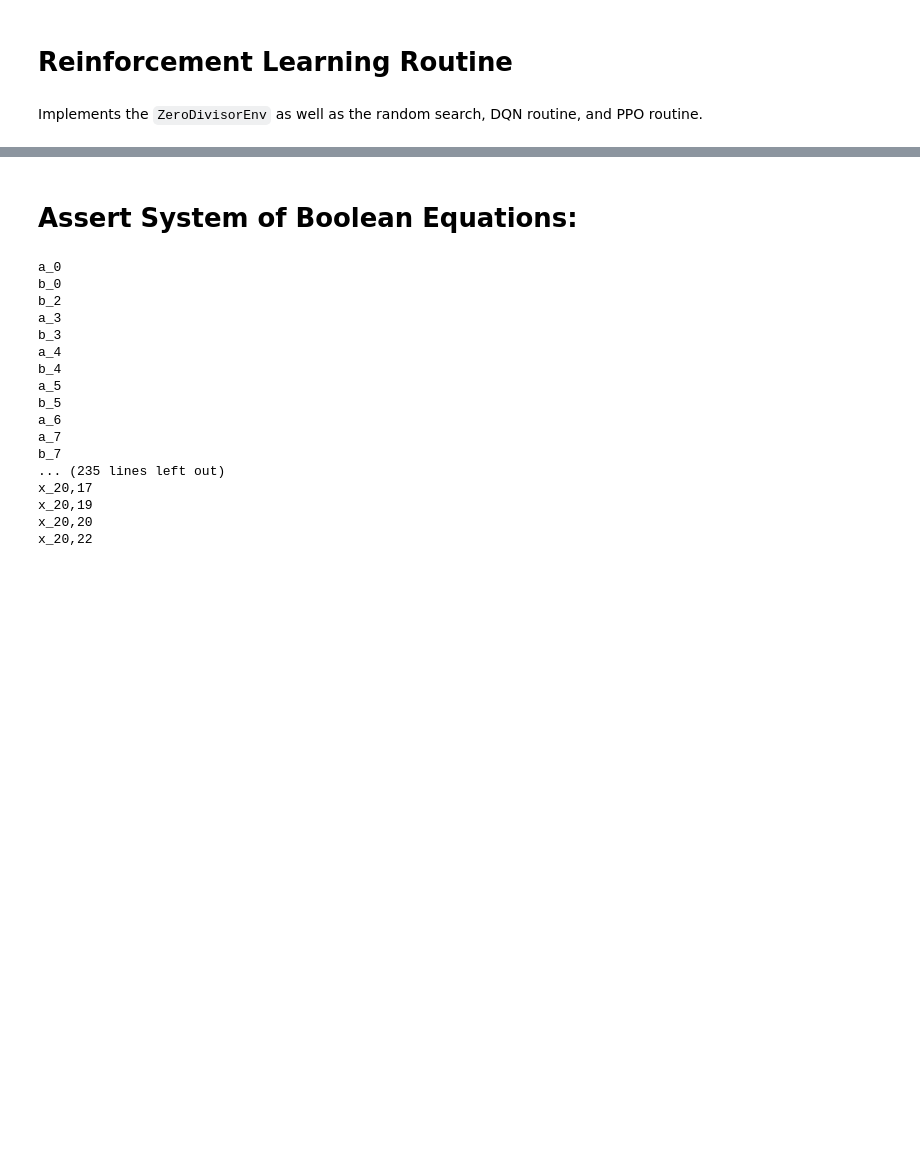
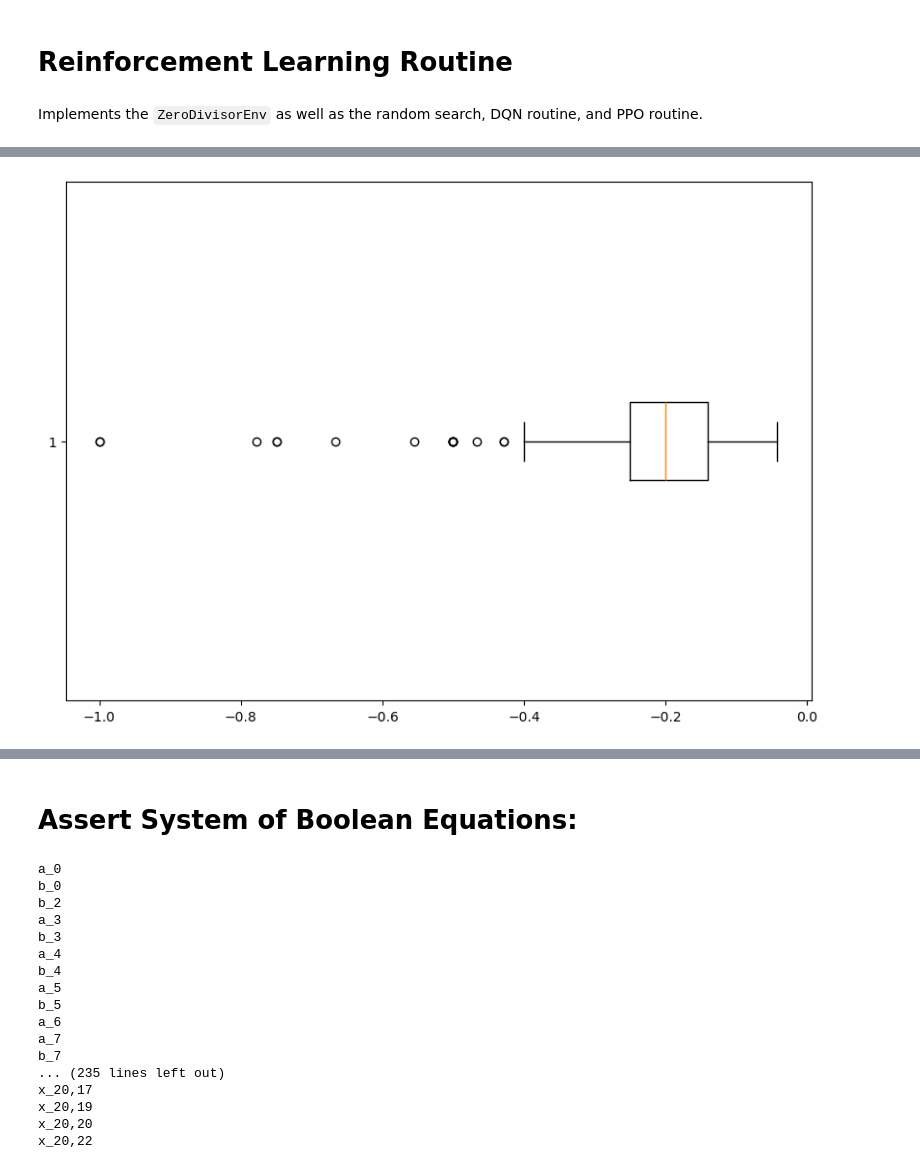
Before and after one commit to adelkhafizova/ai_in_math, a Jupyter notebook: kaplansky_zero_divisors/find_counterexamples.ipynb, the cells around one changed output, grey strips where cells are left out. Saved outputs shown, nothing was run; the diff lists cells and outputs as text; code cells hidden in the pictures; blank space fills up the shorter version.

```diff
--- a/kaplansky_zero_divisors/find_counterexamples.ipynb
+++ b/kaplansky_zero_divisors/find_counterexamples.ipynb
@@ -23,10 +23,12 @@ D = DihedralGroup(3)
 gens = [matrix(QQ, 4, [1, 0, 0, 1, 0, -1, 0, 1, 0, 0, -1, 0, 0, 0, 0, 1]), matrix(QQ, 4, [-1, 0, 0, 0, 0, 1, 0, 1, 0, 0, -1, 1, 0, 0, 0, 1])]
 P = MatrixGroup(gens)
 
-# Wreath Product
+# Wreath Product, try Z wr Z_p, Z wr (Z_p x Z_q), lamplighter, try matrix representation
 G1 = CyclicPermutationGroup(2)
 G2 = CyclicPermutationGroup(3)
 W = gap.StandardWreathProduct(gap(G1), gap(G2))
+
+# UT_3(Z x Z_2), Heisenberg, SL_3(R)
 
 # Surface group of genus g (Small cancellation C'(1/7))
 # Note: need Knuth-Bendix implementation to get this working
@@ -82,9 +84,11 @@ def create_ball(G, n=5):
     symbols = [G.one(),] + list(G.gens()) + [A.inverse() for A in G.gens()]
     ball = [prod(word) for word in itertools.product(symbols, repeat=n)]
     ball = list(set(ball))
+    ball.remove(G.one())
+    ball = [G.one(),] + ball
     return ball
 
-G = CyclicPermutationGroup(10)
+G = DihedralGroup(5)
 B = create_ball(G, 5)
 # %%
 def create_product_tables(B):
@@ -315,32 +650,32 @@ TRAINING_STEPS = 50_000
 # %%
-G = DihedralGroup(7)
-n = 5
 seed = np.random.randint(0, 2 ** 32 - 1)
 
-rand = random_search(G, n, n_envs=NUM_ENVS, seed=seed) # TODO: Make this seed match DQN
+rand = random_search(G, n, n_envs=NUM_ENVS, num_steps=MAX_EPISODE_STEPS, seed=seed)
 
 dqn_kwargs = dict()
-dqn_kwargs['learning_rate'] = 1e-3
-dqn_kwargs['batch_size'] = 128
-dqn_kwargs['gamma'] = 0.999
-dqn_kwargs['exploration_fraction'] = 0.25
-dqn_kwargs['train_freq'] = 4
-dqn_kwargs['target_update_interval'] = 100_000
+dqn_kwargs['learning_rate'] = trial.params['learning_rate']
+dqn_kwargs['batch_size'] = trial.params['batch_size']
+dqn_kwargs['gamma'] = trial.params['gamma']
+dqn_kwargs['exploration_fraction'] = trial.params['exploration_fraction']
+dqn_kwargs['train_freq'] = trial.params['train_freq']
+dqn_kwargs['target_update_interval'] = 10_000
 
-dqn = dqn_search(G, n, n_envs=NUM_ENVS, seed=seed, dqn_kwargs=dqn_kwargs) #TODO: Hyperparameter tune this
+print("DQN Train:")
+print("---------------------------------------")
+dqn = dqn_search(G, n, n_envs=NUM_ENVS, num_steps=MAX_EPISODE_STEPS, training_steps=TRAINING_STEPS, dqn_kwargs=dqn_kwargs, seed=None) #TODO: Hyperparameter tune this
 
-ppo =[-1 for _ in range(NUM_ENVS)]#  ppo_search(G, n)
+ppo = [-1 for _ in range(NUM_ENVS)]#  ppo_search(G, n)
 
 percent_diff_dqn = (rand - dqn) / rand * 100
 percent_diff_ppo =[-1 for _ in range(NUM_ENVS)] # (rand - ppo) / rand * 100
-rewards_dict = {"Random Search": rand, "DQN": dqn, "% Difference DQN": percent_diff_dqn, "PPO": ppo, "% Difference PPO": percent_diff_ppo}
+rewards_dict = {"Random_Search": rand, "DQN": dqn, "% Difference DQN": percent_diff_dqn, "PPO": ppo, "% Difference PPO": percent_diff_ppo}
 
 print("Random Search Avg: ", np.average(rand))
 print("DQN Avg: ", np.average(dqn))
-print("% Diff Avg DQN: ", np.average(percent_diff_dqn))
+print("% Diff Avg DQN: ", (np.average(rand) - np.average(dqn)) / np.average(rand) * 100)
 # print("PPO Avg: ", np.average(ppo))
 # print("% Diff Avg PPO: ", np.average(percent_diff_ppo))
 
 df = pd.DataFrame(data=rewards_dict)
-print(df)
+df
 # %% [output]
@@ -363,0 +718,9 @@ DQN Avg:  -0.09152111
+# %%
+import matplotlib.pyplot as plt
+
+fig = plt.figure(figsize =(10, 7))
+
+plt.boxplot(rand, orientation='horizontal')
+plt.show()
+# %% [output]
+[figure, added]
```
Also changed, not shown: parts of 16 cells of this notebook, 1 other file.
